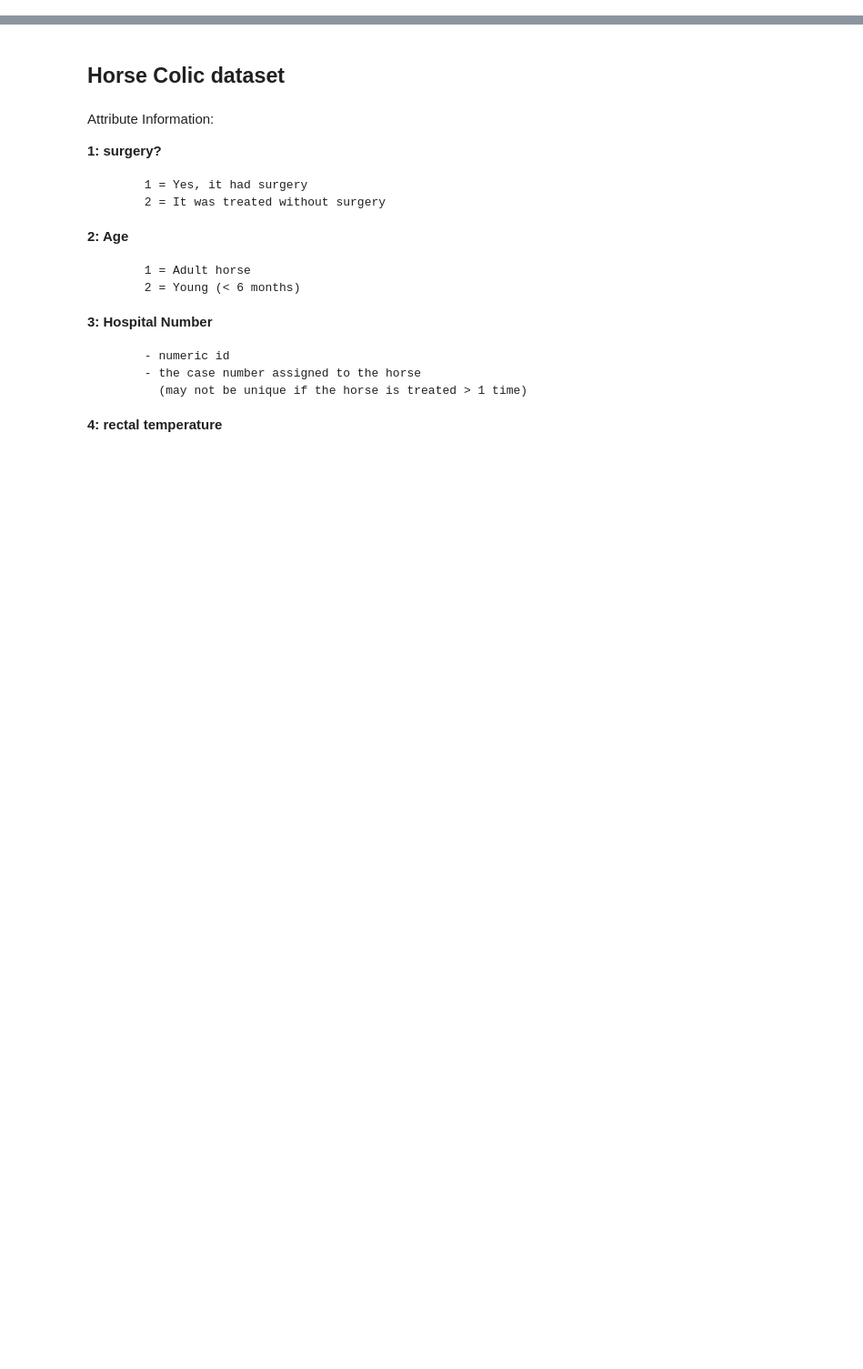
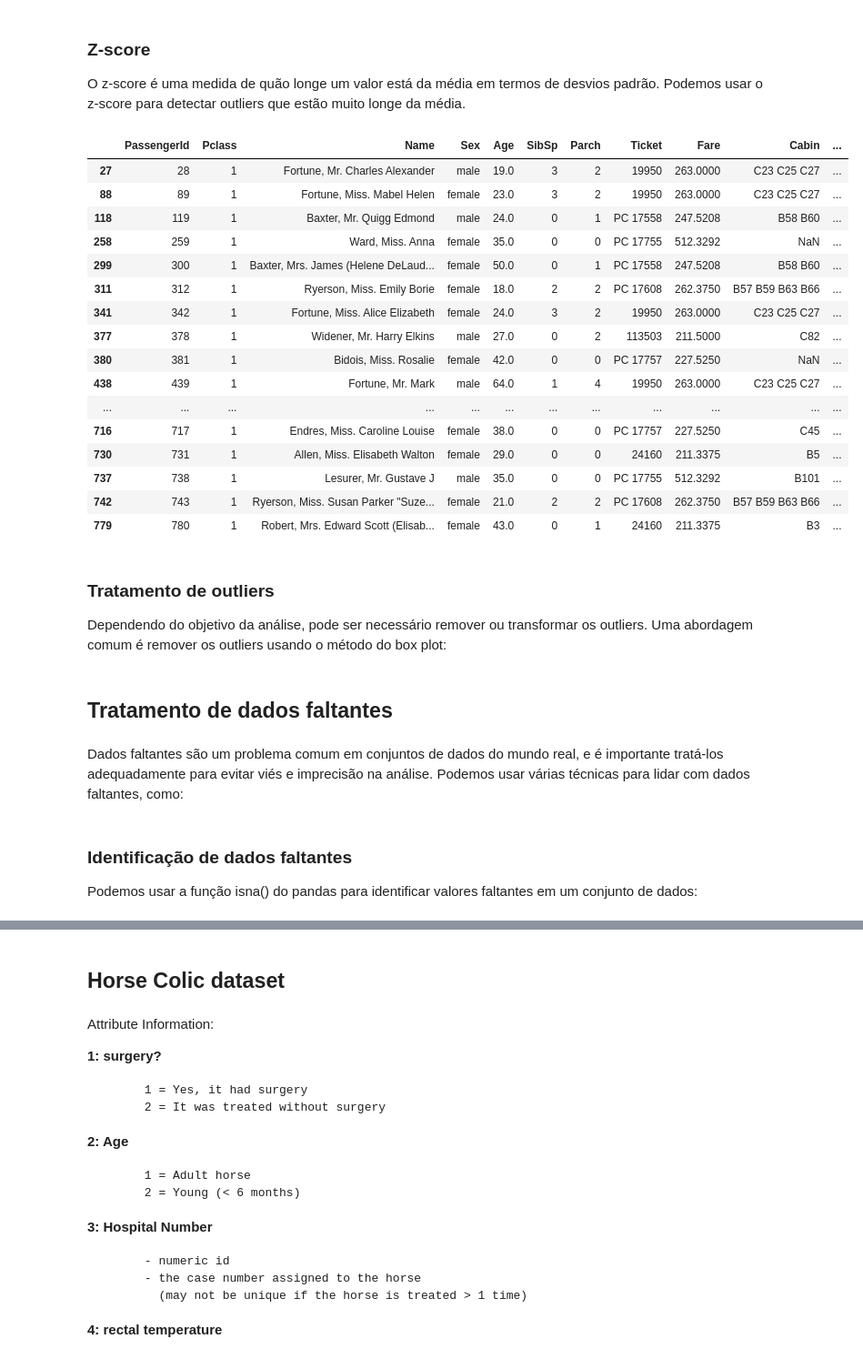
Before and after one commit to mdrs-thiago/uerj-topicos-a, a Jupyter notebook: preprocessing/preprocessing_pt1.ipynb, the cells around one changed output, grey strips where cells are left out. Shown at 91% size. Cells and saved outputs as stored; diff of their text form; code cells hidden in the pictures; blank space fills up the shorter version.

```diff
--- a/preprocessing/preprocessing_pt1.ipynb
+++ b/preprocessing/preprocessing_pt1.ipynb
@@ -62,0 +104,33 @@ df
+# %% [markdown]
+### Z-score
+
+O z-score é uma medida de quão longe um valor está da média em termos de desvios padrão. Podemos usar o z-score para detectar outliers que estão muito longe da média.
+# %%
+from scipy import stats
+
+z = np.abs(stats.zscore(df['Fare']))
+outliers = df[z > 3]
+
+display(outliers)
+# %% [output]
+|  | PassengerId | Pclass | Name | Sex | Age | SibSp | Parch | Ticket | Fare | Cabin | ... |
+| 27 | 28 | 1 | Fortune, Mr. Charles Alexander | male | 19.0 | 3 | 2 | 19950 | 263.0000 | C23 C25 C27 | ... |
+| 88 | 89 | 1 | Fortune, Miss. Mabel Helen | female | 23.0 | 3 | 2 | 19950 | 263.0000 | C23 C25 C27 | ... |
+| 118 | 119 | 1 | Baxter, Mr. Quigg Edmond | male | 24.0 | 0 | 1 | PC 17558 | 247.5208 | B58 B60 | ... |
+| 258 | 259 | 1 | Ward, Miss. Anna | female | 35.0 | 0 | 0 | PC 17755 | 512.3292 | NaN | ... |
+| 299 | 300 | 1 | Baxter, Mrs. James (Helene DeLaud... | female | 50.0 | 0 | 1 | PC 17558 | 247.5208 | B58 B60 | ... |
+| 311 | 312 | 1 | Ryerson, Miss. Emily Borie | female | 18.0 | 2 | 2 | PC 17608 | 262.3750 | B57 B59 B63 B66 | ... |
+| 341 | 342 | 1 | Fortune, Miss. Alice Elizabeth | female | 24.0 | 3 | 2 | 19950 | 263.0000 | C23 C25 C27 | ... |
+| 377 | 378 | 1 | Widener, Mr. Harry Elkins | male | 27.0 | 0 | 2 | 113503 | 211.5000 | C82 | ... |
+| 380 | 381 | 1 | Bidois, Miss. Rosalie | female | 42.0 | 0 | 0 | PC 17757 | 227.5250 | NaN | ... |
+| 438 | 439 | 1 | Fortune, Mr. Mark | male | 64.0 | 1 | 4 | 19950 | 263.0000 | C23 C25 C27 | ... |
+| ... | ... | ... | ... | ... | ... | ... | ... | ... | ... | ... | ... |
+| 716 | 717 | 1 | Endres, Miss. Caroline Louise | female | 38.0 | 0 | 0 | PC 17757 | 227.5250 | C45 | ... |
+| 730 | 731 | 1 | Allen, Miss. Elisabeth Walton | female | 29.0 | 0 | 0 | 24160 | 211.3375 | B5 | ... |
+| 737 | 738 | 1 | Lesurer, Mr. Gustave J | male | 35.0 | 0 | 0 | PC 17755 | 512.3292 | B101 | ... |
+| 742 | 743 | 1 | Ryerson, Miss. Susan Parker "Suze... | female | 21.0 | 2 | 2 | PC 17608 | 262.3750 | B57 B59 B63 B66 | ... |
+| 779 | 780 | 1 | Robert, Mrs. Edward Scott (Elisab... | female | 43.0 | 0 | 1 | 24160 | 211.3375 | B3 | ... |
+# %% [markdown]
+### Tratamento de outliers
+
+Dependendo do objetivo da análise, pode ser necessário remover ou transformar os outliers. Uma abordagem comum é remover os outliers usando o método do box plot:
@@ -62,0 +144,8 @@ df
+# %% [markdown]
+## Tratamento de dados faltantes
+# %% [markdown]
+Dados faltantes são um problema comum em conjuntos de dados do mundo real, e é importante tratá-los adequadamente para evitar viés e imprecisão na análise. Podemos usar várias técnicas para lidar com dados faltantes, como:
+# %% [markdown]
+### Identificação de dados faltantes
+
+Podemos usar a função isna() do pandas para identificar valores faltantes em um conjunto de dados:
```
Also changed, not shown: parts of 36 cells of this notebook, 4 other files.
